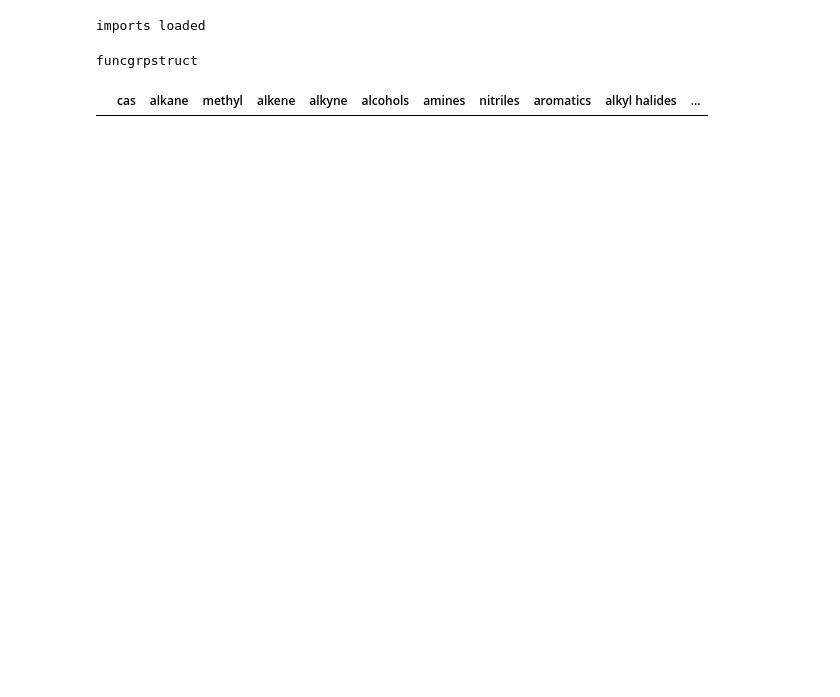
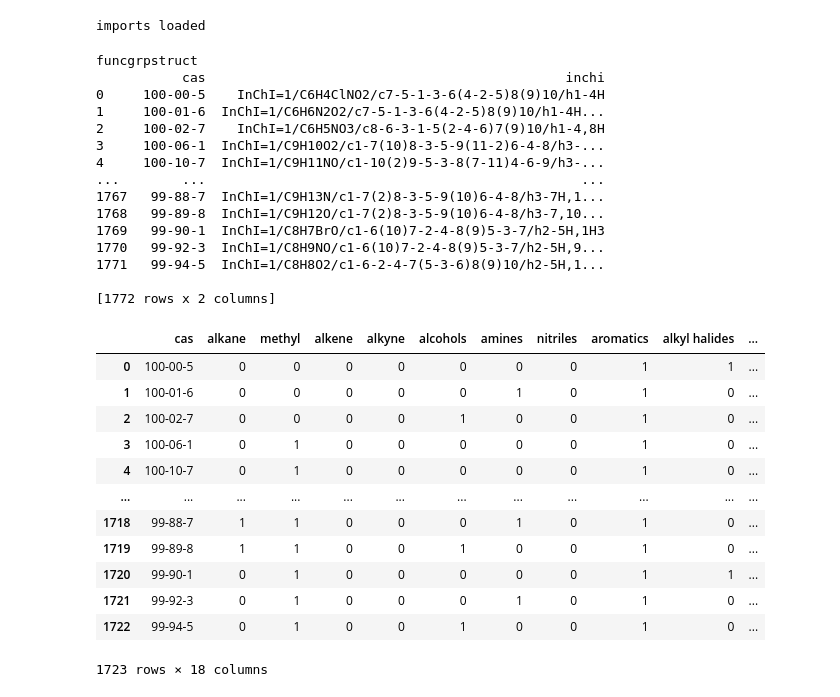
Before and after one commit to Lamblador/IR_expert_system, a Jupyter notebook: Koshelev - IR expert system: 1. Dataset Preparation.ipynb, the cells around one changed output. Cells and saved outputs as stored; diff of their text form; code cells hidden in the pictures; blank space fills up the shorter version.

```diff
--- a/Koshelev - IR expert system: 1. Dataset Preparation.ipynb
+++ b/Koshelev - IR expert system: 1. Dataset Preparation.ipynb
@@ -146,38 +137,6 @@ def read_and_clean_nist_chem_list(no_of_files=72619):
 
     return df
 
-"""
-def extract_unique_elements(df, periodic_table_list):
-    ##Extract unique elements and add to the list: unique_elements
-
-    Args:
-    df=specify a dataframe from which we want to extract the unique elements
-    periodic_table_list=specify the periodic table dataframe to be used to extract the known elements of the
-    periodic table
-
-    Returns:
-    unique_elements=return only the unique elements that make up all compounds in the dataframe
-
-    ##
-
-    # An array for storing element_list and unique_elements in NIST chemicals
-    # list
-    elements_list = []
-    unique_elements = []
-
-    # create a list of elements from periodic table: elements_list
-    for element in periodic_table_list:
-        elements_list.append(element)
-
-    # determine distinct elements: check which element is present in formula.
-    # If not yet in unique_elements list, add it
-    for each in df.Formula:
-        for element in elements_list:
-            if (element in each) and (element not in unique_elements):
-                unique_elements.append(element)
-
-    return unique_elements
-"""
 
 def extract_unique_elements(df):
     """Given a pandas DataFrame containing a column of chemical formula, return the DataFrame
@@ -1217,24 +1269,52 @@ imports loaded
 # %%
     #Parsing the data from jdx and storing it in csv
 
     func_grp_structs = {func_name : Chem.MolFromSmarts(func_smarts)\
                         for func_name, func_smarts in func_grp_smarts.items()}
     print('funcgrpstruct')
+    #print(func_grp_structs)
 
 
     logging.info('Loading inchi file from /content/IR_expert_system/data/nist_ir_spectra_list.csv')
-    inchi_df = pd.read_csv('/content/IR_expert_system/data/nist_ir_spectra_list.csv', header = 0, usecols = [2,8],\
+    inchi_df = pd.read_csv('/content/IR_expert_system/data/nist_ir_spectra_list.csv', header = 0, usecols = [3,9],\
                         names = ['cas','inchi'], dtype = str)
+    print(inchi_df)
 
     inchi_df.dropna(inplace = True)
     inchi_df.set_index('cas', inplace = True)
 
     # Create and save csv of target
     target_path = os.path.join('/content/IR_expert_system/data', 'target.csv')
 
     save_target_to_csv(inchi_df, target_path)
     target = pd.read_csv("/content/IR_expert_system/data/target.csv")
     target
 # %% [output]
 funcgrpstruct
+           cas                                              inchi
+0     100-00-5    InChI=1/C6H4ClNO2/c7-5-1-3-6(4-2-5)8(9)10/h1-4H
+1     100-01-6  InChI=1/C6H6N2O2/c7-5-1-3-6(4-2-5)8(9)10/h1-4H...
+2     100-02-7    InChI=1/C6H5NO3/c8-6-3-1-5(2-4-6)7(9)10/h1-4,8H
+3     100-06-1  InChI=1/C9H10O2/c1-7(10)8-3-5-9(11-2)6-4-8/h3-...
+4     100-10-7  InChI=1/C9H11NO/c1-10(2)9-5-3-8(7-11)4-6-9/h3-...
+...        ...                                                ...
+1767   99-88-7  InChI=1/C9H13N/c1-7(2)8-3-5-9(10)6-4-8/h3-7H,1...
+1768   99-89-8  InChI=1/C9H12O/c1-7(2)8-3-5-9(10)6-4-8/h3-7,10...
+1769   99-90-1  InChI=1/C8H7BrO/c1-6(10)7-2-4-8(9)5-3-7/h2-5H,1H3
+1770   99-92-3  InChI=1/C8H9NO/c1-6(10)7-2-4-8(9)5-3-7/h2-5H,9...
+1771   99-94-5  InChI=1/C8H8O2/c1-6-2-4-7(5-3-6)8(9)10/h2-5H,1...
+
+[1772 rows x 2 columns]
 |  | cas | alkane | methyl | alkene | alkyne | alcohols | amines | nitriles | aromatics | alkyl halides | ... |
+| 0 | 100-00-5 | 0 | 0 | 0 | 0 | 0 | 0 | 0 | 1 | 1 | ... |
+| 1 | 100-01-6 | 0 | 0 | 0 | 0 | 0 | 1 | 0 | 1 | 0 | ... |
+| 2 | 100-02-7 | 0 | 0 | 0 | 0 | 1 | 0 | 0 | 1 | 0 | ... |
+| 3 | 100-06-1 | 0 | 1 | 0 | 0 | 0 | 0 | 0 | 1 | 0 | ... |
+| 4 | 100-10-7 | 0 | 1 | 0 | 0 | 0 | 0 | 0 | 1 | 0 | ... |
+| ... | ... | ... | ... | ... | ... | ... | ... | ... | ... | ... | ... |
+| 1718 | 99-88-7 | 1 | 1 | 0 | 0 | 0 | 1 | 0 | 1 | 0 | ... |
+| 1719 | 99-89-8 | 1 | 1 | 0 | 0 | 1 | 0 | 0 | 1 | 0 | ... |
+| 1720 | 99-90-1 | 0 | 1 | 0 | 0 | 0 | 0 | 0 | 1 | 1 | ... |
+| 1721 | 99-92-3 | 0 | 1 | 0 | 0 | 0 | 1 | 0 | 1 | 0 | ... |
+| 1722 | 99-94-5 | 0 | 1 | 0 | 0 | 1 | 0 | 0 | 1 | 0 | ... |
+1723 rows × 18 columns
```
Also changed, not shown: parts of 35 cells of this notebook.
